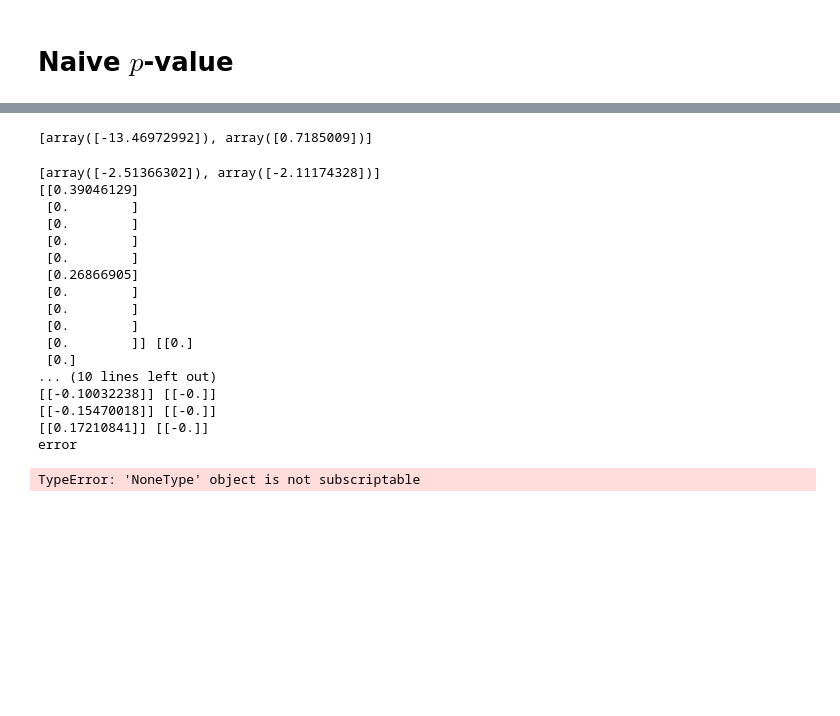
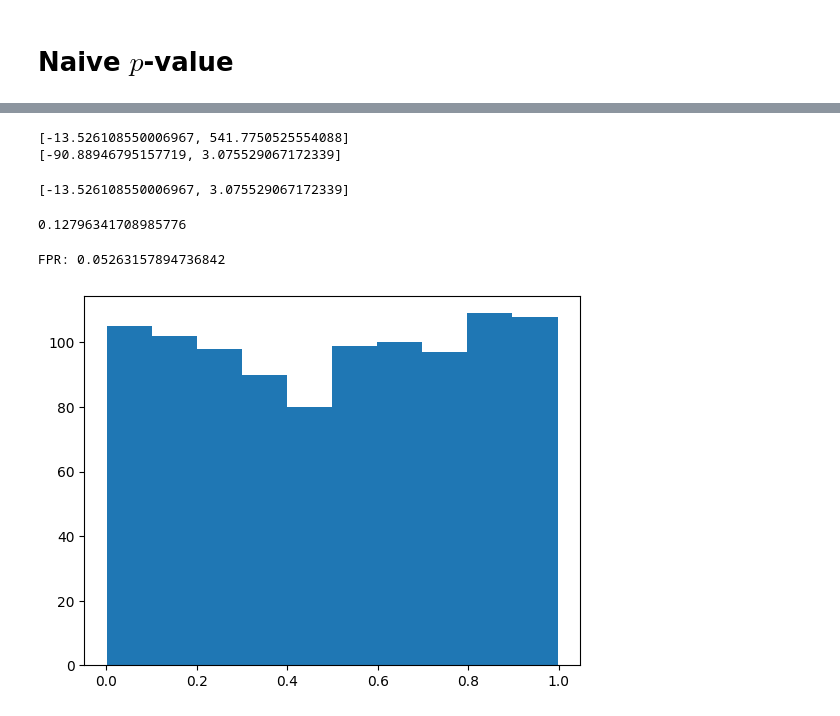
Before and after one commit to NT-Loi/SI_WDGRL, a Jupyter notebook: run.ipynb, the cells around one changed output, grey strips where cells are left out. Cells and saved outputs as stored; diff of their text form; code cells hidden in the pictures; blank space fills up the shorter version.

```diff
--- a/run.ipynb
+++ b/run.ipynb
@@ -465,6 +435,7 @@ def intersect(itv1, itv2):
 
 def solve_linear_inequality(u, v): #u + vz < 0
     if (v > -1e-16 and v < 1e-16):
+        v = 0
         if (u < 0):
             return [-np.Inf, np.Inf]
         else:
@@ -474,8 +445,6 @@ def solve_linear_inequality(u, v): #u + vz < 0
         return [-u/v, np.Inf]
     return [np.NINF, -u/v]
 # %%
-import copy
-
 def get_interval(Xtj, a, b):
     layers = []
 
@@ -513,15 +482,12 @@ def get_interval(Xtj, a, b):
             for i in range(temp.shape[0]):
                 if temp[i] > 0:
                     Relu_matrix[i][i] = 1
-                    sub_itv = intersect(sub_itv, solve_linear_inequality(-u[i], -v[i]))
+                    sub_itv = intersect(sub_itv, solve_linear_inequality(-u[i][0], -v[i][0]))
                 else:
-                    sub_itv = intersect(sub_itv, solve_linear_inequality(u[i], v[i]))
+                    sub_itv = intersect(sub_itv, solve_linear_inequality(u[i][0], v[i][0]))
             itv = intersect(itv, sub_itv)
             temp = Relu_matrix.dot(temp)
             u = Relu_matrix.dot(u)
             v = Relu_matrix.dot(v)
 
     return itv, u, v
-
-
-print(get_interval(X[0].reshape(-1,1), a[0].reshape(-1, 1), b[0].reshape(-1,1)))
@@ -548,19 +494,37 @@ print(get_interval(X[0].reshape(-1,1), a[0].reshape(-1, 1), b[0].reshape(-1,1)))
 # %%
-itv = [np.NINF, np.Inf]
+itv = [np.NINF, np.inf]
 for i in range(X.shape[0]):
     itv = intersect(itv, get_interval(X[i].reshape(-1, 1), a[i].reshape(-1, 1), b[i].reshape(-1, 1))[0])
-_, uo, vo = get_interval(X[O].reshape(-1, 1), a[O].reshape(-1, 1), b[O].reshape(-1, 1))
-I = np.ones(x_hat.shape[1])
+print(itv)
+sub_itv = [np.NINF, np.inf]
+_, uo, vo = get_interval(X[O[0]+100].reshape(-1, 1), a[O[0]+100].reshape(-1, 1), b[O[0]+100].reshape(-1, 1))
+I = np.ones((x_hat.shape[1],1))
 for i in range(X.shape[0]):
-    if (i != O):
+    if (i != O[0]+100):
         _, ui, vi = get_interval(X[i].reshape(-1, 1), a[i].reshape(-1, 1), b[i].reshape(-1, 1))
         u = uo - ui
         v = vo - vi
-        u = I.T.dot(u)
-        v = I.T.dot(v)
-        sub_itv = solve_linear_inequality(-u, -v)
-        itv = intersect(itv, sub_itv)
+        u = I.T.dot(u)[0][0]
+        v = I.T.dot(v)[0][0]
+        sub__itv = solve_linear_inequality(-u, -v)
+        sub_itv = intersect(sub_itv, sub__itv)
+print(sub_itv)
+itv = intersect(itv, sub_itv)
 itv
 # %% [output]
-[array([-13.46972992]), array([0.7185009])]
+[-13.526108550006967, 541.7750525554088]
+[-90.88946795157719, 3.075529067172339]
+[-13.526108550006967, 3.075529067172339]
+# %%
+def truncated_cdf(etajTy, mu, sigma, left, right):
+    numerator = mp.ncdf((etajTy - mu) / sigma) - mp.ncdf((left - mu) / sigma)
+    denominator = mp.ncdf((right - mu) / sigma) - mp.ncdf((left - mu) / sigma)
+    true_cdf = numerator / denominator
+    return true_cdf
+
+cdf = truncated_cdf(etajTX[0][0], etajTmu[0][0], np.sqrt(etajTsigmaetaj[0][0]), itv[0], itv[1])
+p_value = float(2 * min(cdf, 1 - cdf))
+p_value
+# %% [output]
+0.12796341708985776
 # %%
@@ -648,37 +599,23 @@ def run_basic_ad_da_si_oc():
     p_value = float(2 * min(cdf, 1 - cdf))
     return p_value
 # %%
-max_iteration = 1000
+max_iteration = 10000
 alpha = 0.05
 list_p_value = []
 count = 0
+detect = 0
 
 for i in range(max_iteration):
-    p_value = run_basic_ad_da_si_oc()
+    p_value = run_si()
     if p_value is None:
         continue
     list_p_value.append(p_value)
+    detect += 1
     if p_value <= alpha:
         count += 1
-print(f'FPR: {count / max_iteration}')
+print(f'FPR: {count / detect}')
 plt.hist(list_p_value)
 plt.show()
 # %% [output]
-[array([-2.51366302]), array([-2.11174328])]
-[[0.39046129]
- [0.        ]
- [0.        ]
- [0.        ]
- [0.        ]
- [0.26866905]
- [0.        ]
- [0.        ]
- [0.        ]
- [0.        ]] [[0.]
- [0.]
-... (10 lines left out)
-[[-0.10032238]] [[-0.]]
-[[-0.15470018]] [[-0.]]
-[[0.17210841]] [[-0.]]
-error
+FPR: 0.05263157894736842
-TypeError: 'NoneType' object is not subscriptable
+[figure, added]
```
Also changed, not shown: parts of 14 cells of this notebook, 1 other file.
